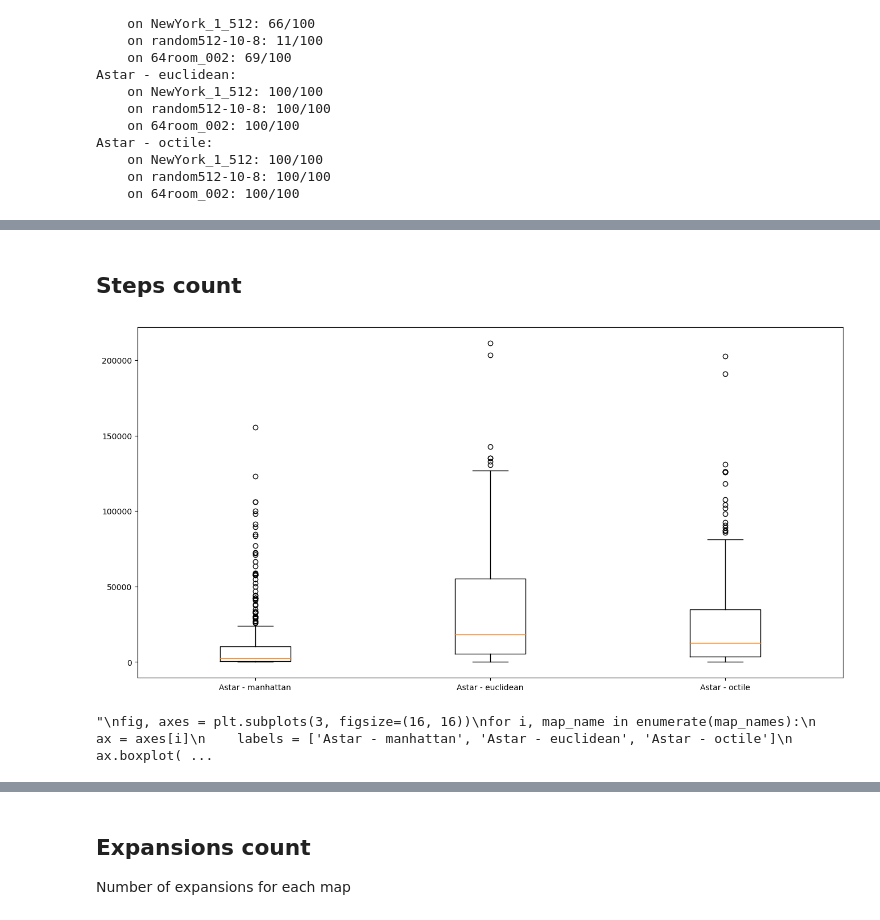
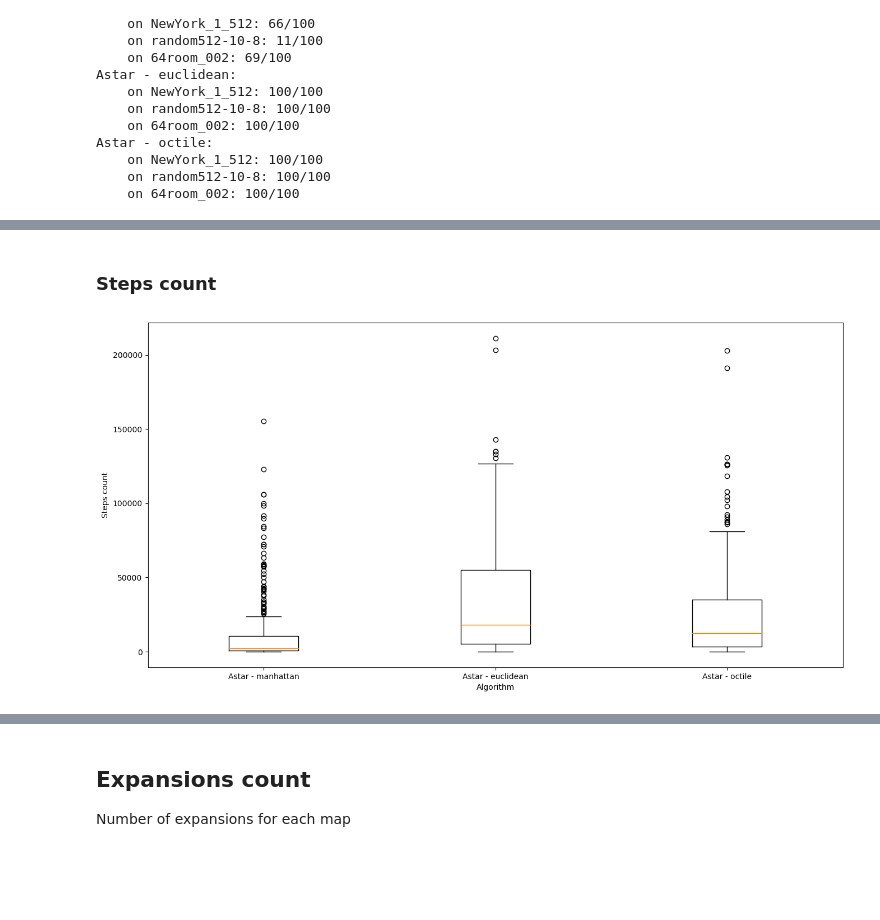
Before and after one commit to nadiaroschina/benchmarking_astar, a Jupyter notebook: lab04-benchmarking.ipynb, the cells around one changed output, grey strips where cells are left out. Saved outputs shown, nothing was run; the diff lists cells and outputs as text; code cells hidden in the pictures; blank space fills up the shorter version.

```diff
--- a/lab04-benchmarking.ipynb
+++ b/lab04-benchmarking.ipynb
@@ -535,5 +525,5 @@ from tqdm import tqdm
 # %%
-algorithm_version = (
+algorithm_versions = (
     ('Dijkstra', dijkstra, DijkstraSearchTreePQD, None),
     ('Astar - manhattan', astar, SearchTreePQD, manhattan_distance),
     ('Astar - euclidean', astar, SearchTreePQD, euclidean_distance),
@@ -541,6 +531,7 @@ algorithm_version = (
 )
 # %%
 correctness = defaultdict(lambda: defaultdict(lambda: []))
+length_percentage_of_optimal = defaultdict(lambda: defaultdict(lambda: []))
 steps = defaultdict(lambda: defaultdict(lambda: []))
 expansions = defaultdict(lambda: defaultdict(lambda: []))
 
@@ -548,7 +539,7 @@ expansions = defaultdict(lambda: defaultdict(lambda: []))
 for (map_, scens) in ((map_new_york, scens_new_york), (map_random, scens_random), (map_room, scens_room)):
     print(f"Benchmarking on map {map_.name}")
     for scen in tqdm(scens):
-        for (version_name, algorithm, search_tree, heuristic_func) in algorithm_version:
+        for (version_name, algorithm, search_tree, heuristic_func) in algorithm_versions:
             res: TestResult = test_scen(
                 map=map_,
                 scen=scen,
@@ -557,6 +548,7 @@ for (map_, scens) in ((map_new_york, scens_new_york), (map_random, scens_random)
                 heuristic_func=heuristic_func
             )
             correctness[version_name][map_.name].append(res.is_correct)
+            length_percentage_of_optimal[version_name][map_.name].append(res.length / scen.optimal_length)
             steps[version_name][map_.name].append(res.steps)
             expansions[version_name][map_.name].append(res.expansions)
 # %% [output]
@@ -568,0 +560,4 @@ algorithm_names = [x[0] for x in algorithm_version]
+# %%
+map_names = ['NewYork_1_512', 'random512-10-8', '64room_002']
+algorithm_names = ['Dijkstra', 'Astar - manhattan', 'Astar - euclidean', 'Astar - octile']
+astar_algorithm_names = ['Astar - manhattan', 'Astar - euclidean', 'Astar - octile']
@@ -569,10 +566,14 @@ algorithm_names = [x[0] for x in algorithm_version]
 # %%
 print('Algorithms correctness')
 for alg in algorithm_names:
-    print(f"{alg}:")
+    print(Fore.BLACK + f"{alg}:")
     for map_name in map_names:
-        print(f"    on {map_name}:", end=' ')
-        print(f"{np.sum(np.array(correctness[alg][map_name]) == 1)}/100")
+        print(Fore.BLACK + f"    on {map_name}:", end=' ')
+        x = np.sum(np.array(correctness[alg][map_name]) == 1)
+        if x < 100:
+            print(Fore.RED + f"{x}/100", sep='')
+        else:
+            print(Fore.BLACK + f"{x}/100")
 # %% [output]
 Algorithms correctness
 Dijkstra:
@@ -605,26 +611,13 @@ for i, map_name in enumerate(map_names):
 # %% [markdown]
-## Steps count
+### Steps count
 # %%
 fig, ax = plt.subplots(figsize=(16, 8))
-labels = [
-    # 'Dijkstra',
-    'Astar - manhattan',
-    'Astar - euclidean',
-    'Astar - octile'
-]
-ax.boxplot([np.hstack(np.array([steps[alg][map_] for map_ in map_names])) for alg in labels], labels=labels)
+plt.xlabel('Algorithm')
+plt.ylabel('Steps count')
+ax.boxplot(
+    [np.hstack(np.array([steps[alg][map_] for map_ in map_names])) for alg in astar_algorithm_names],
+    labels=astar_algorithm_names
+)
 fig.show()
 # %% [output]
-[figure, old version]
+[figure, new version]
-# %%
-# number of steps for each map individually
-'''
-fig, axes = plt.subplots(3, figsize=(16, 16))
-for i, map_name in enumerate(map_names):
-    ax = axes[i]
-    labels = ['Astar - manhattan', 'Astar - euclidean', 'Astar - octile']
-    ax.boxplot([steps[alg][map_name] for alg in labels], labels=labels)
-    ax.set_title(map_name)
-'''
-# %% [output]
-"\nfig, axes = plt.subplots(3, figsize=(16, 16))\nfor i, map_name in enumerate(map_names):\n    ax = axes[i]\n    labels = ['Astar - manhattan', 'Astar - euclidean', 'Astar - octile']\n    ax.boxplot( ...
```
Also changed, not shown: parts of 15 cells of this notebook.
